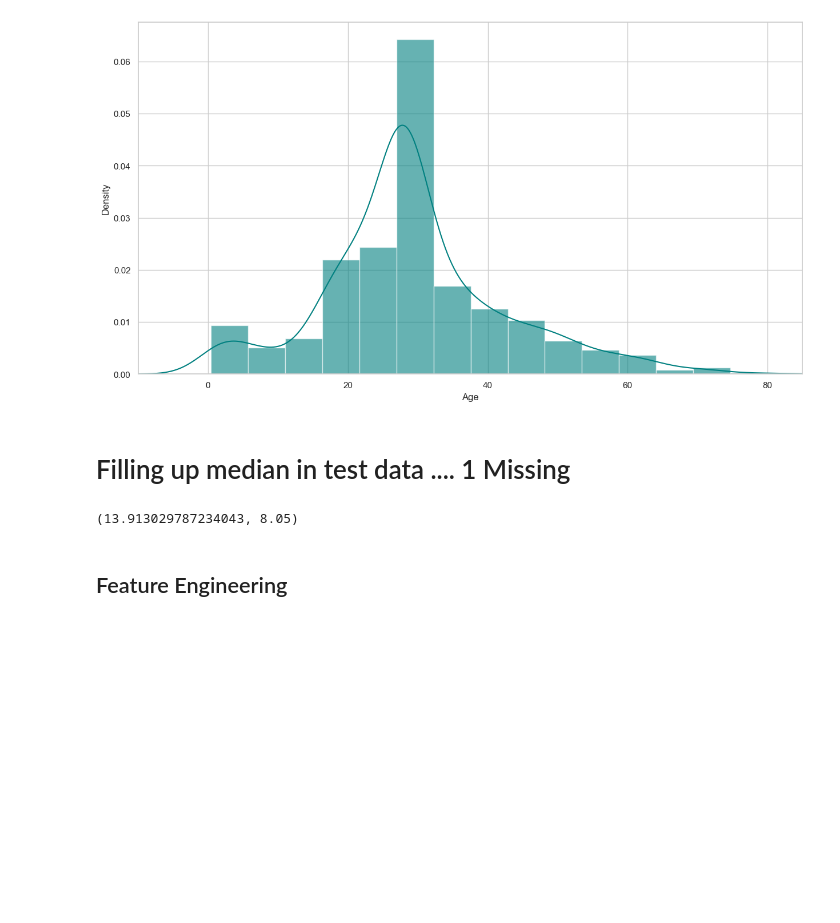
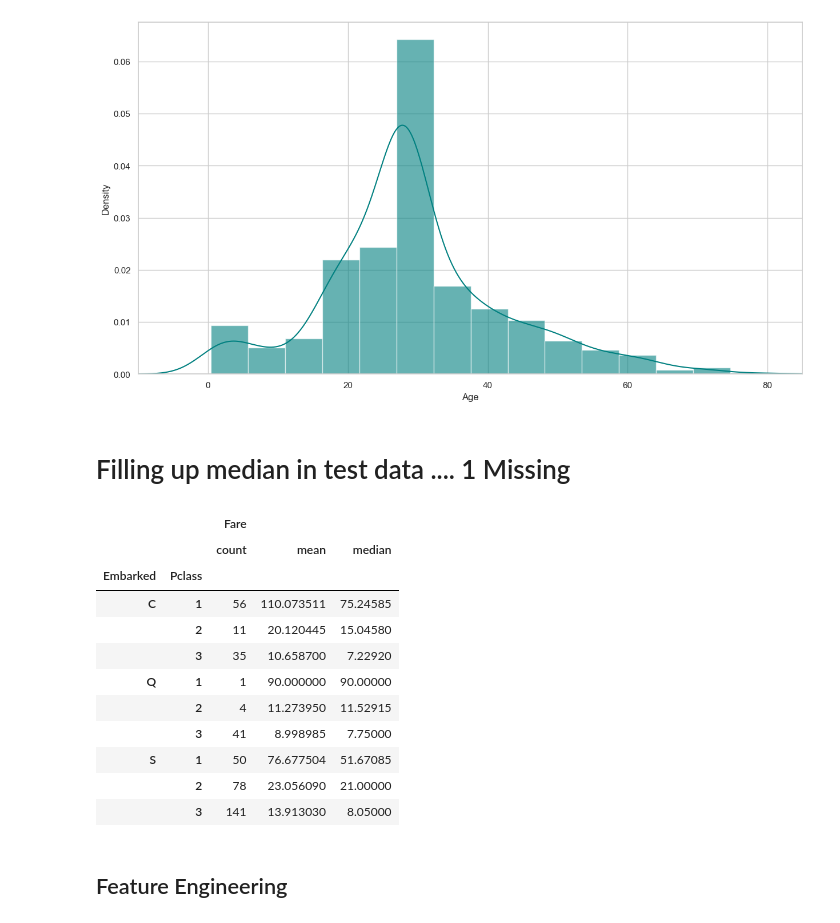
Before and after one commit to SahilLodha/AI_Classes_Notebooks, a Jupyter notebook: classical_ml/Section 02 - Logistic Regression/Logistic Regression.ipynb, the cells around one changed output. Drawn from its saved outputs; the diff is of its cells as text; code cells hidden in the pictures; blank space fills up the shorter version.

```diff
--- a/classical_ml/Section 02 - Logistic Regression/Logistic Regression.ipynb
+++ b/classical_ml/Section 02 - Logistic Regression/Logistic Regression.ipynb
@@ -203,9 +203,26 @@ plt.show()
 # Filling up median in test data .... 1 Missing
 # %%
 test_df[test_df.Fare.isnull()]
-np.nanmean(test_df[(test_df.Pclass_3 & test_df.Embarked_S)].Fare), np.nanmedian(test_df[(test_df.Pclass_3 & test_df.Embarked_S)].Fare)
+group_df = test_df.groupby(['Embarked', 'Pclass']).agg(
+    {'Fare': ('count','mean', 'median')}
+)
+
+# Here we have a large change between mean and median so we add the median value as a safety measure in the code block below
+group_df
+# np.nanmean(test_df[(test_df.Pclass_3 & test_df.Embarked_S)].Fare), np.nanmedian(test_df[(test_df.Pclass_3 & test_df.Embarked_S)].Fare)
 # %% [output]
-(13.913029787234043, 8.05)
+|  |  | Fare |  |  |
+|  |  | count | mean | median |
+| Embarked | Pclass |  |  |  |
+| C | 1 | 56 | 110.073511 | 75.24585 |
+|  | 2 | 11 | 20.120445 | 15.04580 |
+|  | 3 | 35 | 10.658700 | 7.22920 |
+| Q | 1 | 1 | 90.000000 | 90.00000 |
+|  | 2 | 4 | 11.273950 | 11.52915 |
+|  | 3 | 41 | 8.998985 | 7.75000 |
+| S | 1 | 50 | 76.677504 | 51.67085 |
+|  | 2 | 78 | 23.056090 | 21.00000 |
+|  | 3 | 141 | 13.913030 | 8.05000 |
 # %%
 # this shows that mean is not a proper estimator and hence we can use median as ..
 test_df.loc[(test_df.Fare.isnull()), :] = 8
```
Also changed, not shown: parts of 15 cells of this notebook, 1 other file.
